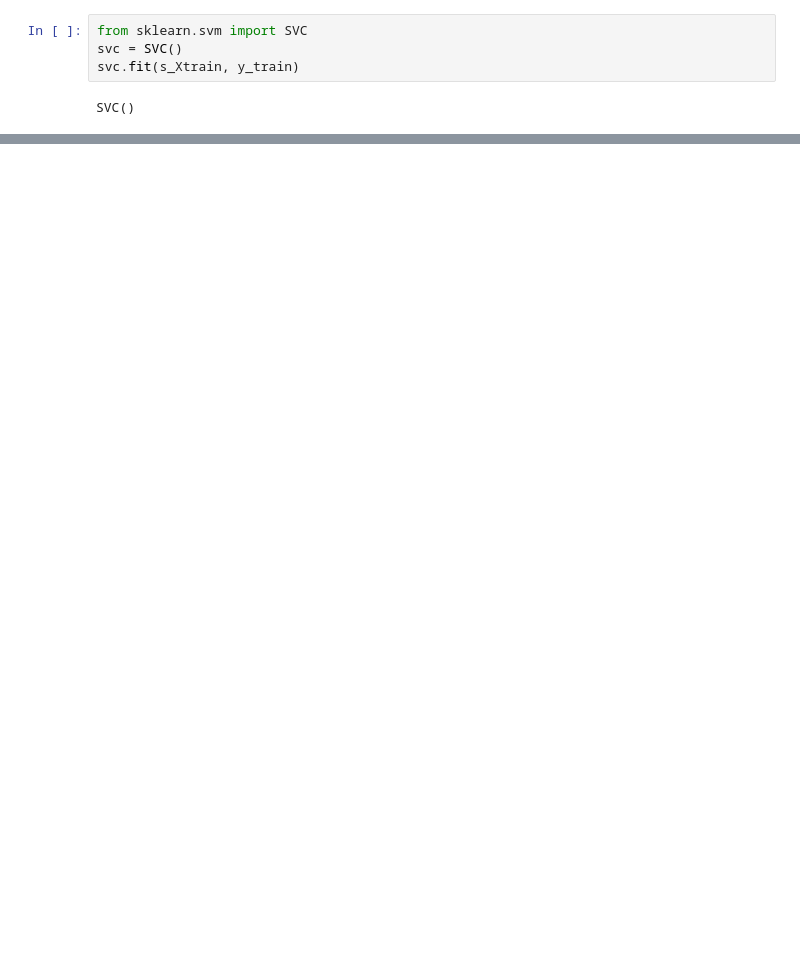
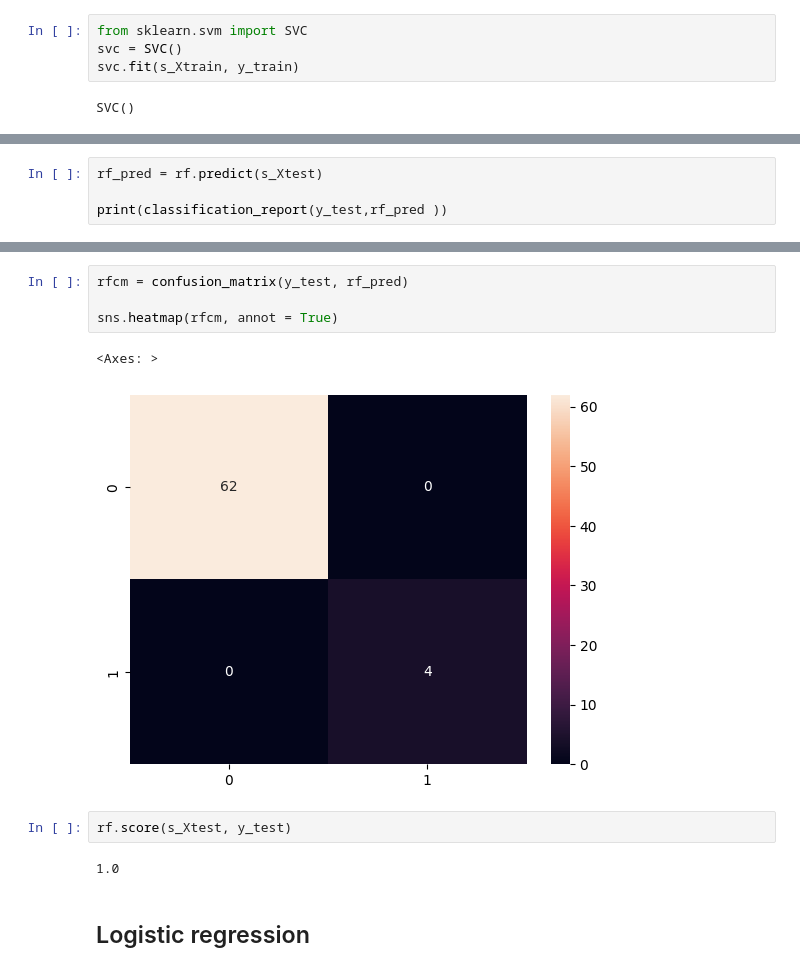
Before and after one commit to Danie110001001109192912/Drug_classification, a Jupyter notebook: Drogas.ipynb, the cells around one changed output, grey strips where cells are left out. Cells and saved outputs as stored; diff of their text form; blank space fills up the shorter version.

```diff
--- a/Drogas.ipynb
+++ b/Drogas.ipynb
@@ -362,0 +377,4 @@ weighted avg       0.95      0.94      0.94        66
+# %%
+rf_pred = rf.predict(s_Xtest)
+
+print(classification_report(y_test,rf_pred ))
@@ -362,0 +390,13 @@ weighted avg       0.95      0.94      0.94        66
+# %%
+rfcm = confusion_matrix(y_test, rf_pred)
+
+sns.heatmap(rfcm, annot = True)
+# %% [output]
+<Axes: >
+[figure, added]
+# %%
+rf.score(s_Xtest, y_test)
+# %% [output]
+1.0
+# %% [markdown]
+## Logistic regression
```
Also changed, not shown: parts of 15 cells of this notebook.
